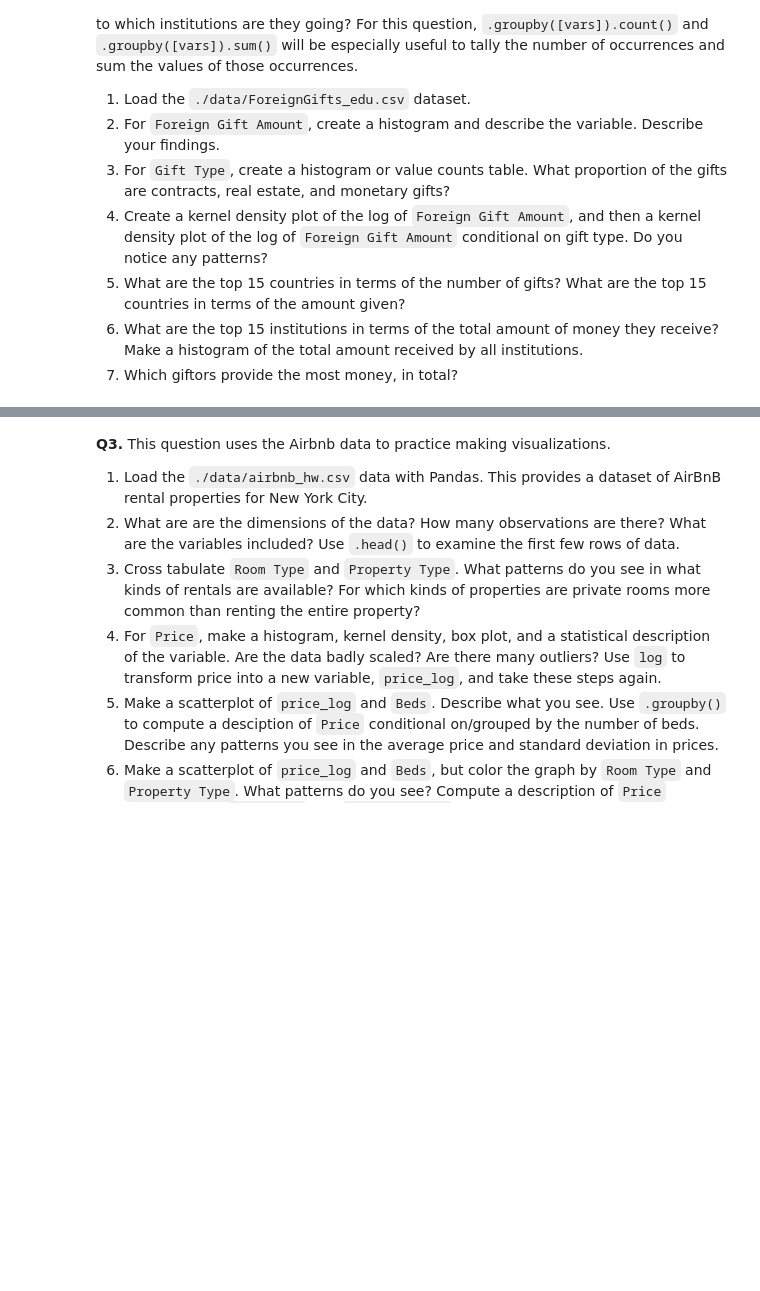
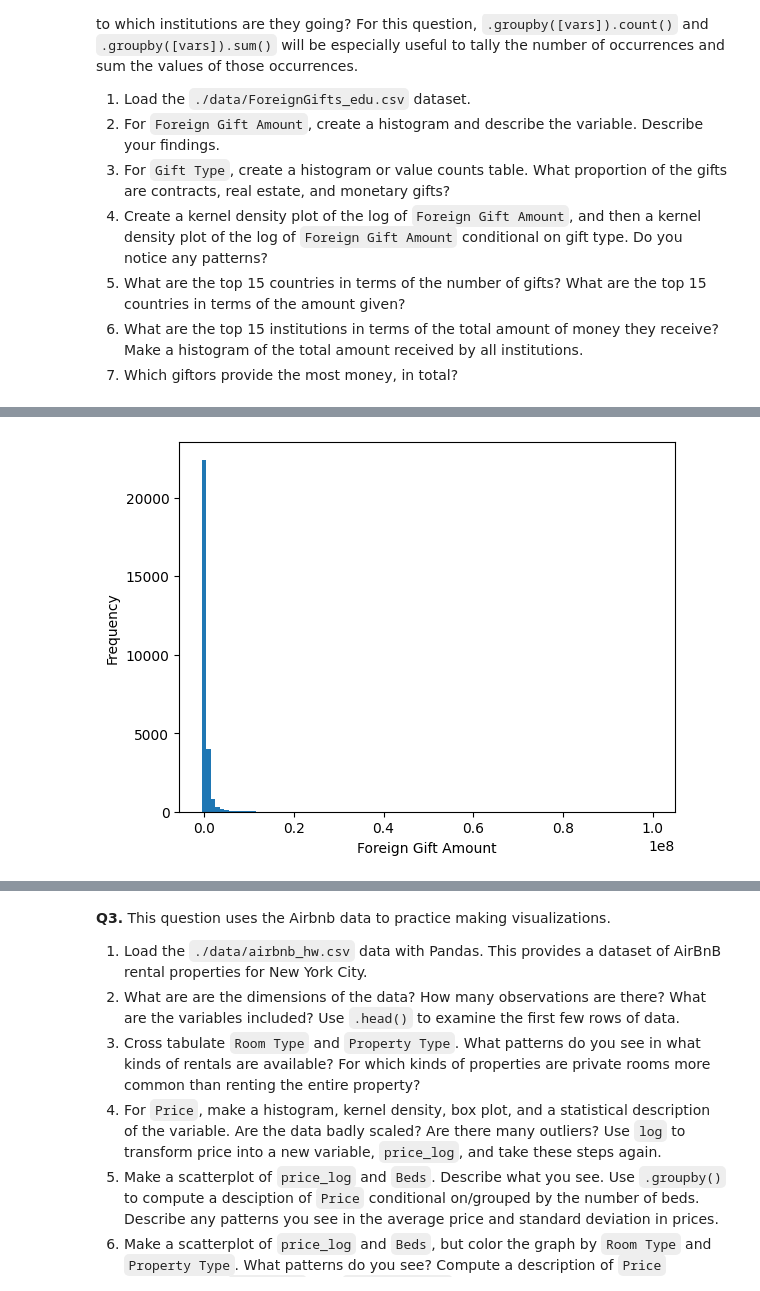
Before and after one commit to nickgoering/EDA, a Jupyter notebook: assignment/assignment.ipynb, the cells around one changed output, grey strips where cells are left out. Drawn from its saved outputs; the diff is of its cells as text; code cells hidden in the pictures; blank space fills up the shorter version.

```diff
--- a/assignment/assignment.ipynb
+++ b/assignment/assignment.ipynb
@@ -58,0 +112,84 @@ df
+# %%
+# Q2.1
+import pandas as pd
+import numpy as np
+import matplotlib.pyplot as plt
+import seaborn as sns
+url = 'https://raw.githubusercontent.com/nickgoering/EDA/refs/heads/main/data/ForeignGifts_edu.csv'
+df = pd.read_csv(url)
+print(df)
+print(max(df['Foreign Gift Amount']))
+
+
+#Q2.2
+# Histrogram of foreign gift amount
+plt.hist(df['Foreign Gift Amount'], bins=100)
+plt.xlabel('Foreign Gift Amount')
+plt.ylabel('Frequency')
+plt.show()
+# The variable: Foreign Gift Amount is in regards to the financial amount per gift given. The majority are low, where some specific entitites give a large sum (Hence the left skew).
+# possible data entry errors or outliers since some entries have a value of "99999999"
+
+#Q2.3
+# Histogram of Gift Type; what proportion of the gifts are contracts, real estate, and monetary?
+plt.hist(df['Gift Type'], bins=100)
+plt.xlabel('Gift Type')
+plt.ylabel('Frequency')
+plt.show()
+# Total entries:
+print(df['Gift Type'].value_counts())
+# Contract         17274
+# Monetary Gift    10936
+# Real Estate         11
+print(df['Gift Type'].value_counts(normalize=True))
+#Proportion
+#Gift Type
+# Contract         0.612097
+# Monetary Gift    0.387513
+# Real Estate      0.000390
+
+#Q2.4kernel density plot of the log of FGA then again but conditional on gift type, patterns?
+# Kernel density plot with log x axis (Foreign Gift Amounts)
+sns.kdeplot(np.log(df['Foreign Gift Amount']), shade=True)
+plt.xlabel('Log of Foreign Gift Amount')
+plt.ylabel('Density')
+plt.show()
+
+# Kernel density plot with log x axis (Foreign Gift Amounts) conditional on gift type
+sns.kdeplot(np.log(df['Foreign Gift Amount'][df['Gift Type'] == 'Contract']), shade=True, label='Contract')
+sns.kdeplot(np.log(df['Foreign Gift Amount'][df['Gift Type'] == 'Monetary Gift']), shade=True, label='Monetary Gift')
+sns.kdeplot(np.log(df['Foreign Gift Amount'][df['Gift Type'] == 'Real Estate']), shade=True, label='Real Estate')
+plt.xlabel('Log of Foreign Gift Amount')
+plt.ylabel('Density')
+plt.legend()
+plt.show()
+# Patterns?
+# The majority of real estate donations are large in amount
+# The type of gift that ranges the most in donation size is monetary gift. This is reasonable since most real estate is mor expensive (as with contracts) and a monetary gift can be any amount.
+
+#Q2.5
+# top 15 countries in terms of the number of gifts? top 15 in amount given?
+
+#top 15 countries  in number of gifts given
+print(df.groupby('Country of Giftor')['Gift Type'].count().nlargest(15))
+
+#top 15 countries in amount given
+print(df.groupby('Country of Giftor')['Foreign Gift Amount'].sum().nlargest(15))
+
+
+#Q2.6
+#top 15 instiutions on amount of money they receive
+print(df.groupby('Institution Name')['Foreign Gift Amount'].sum().nlargest(15))
+#histogram of total amount received by all institutions
+plt.hist(df.groupby('Institution Name')['Foreign Gift Amount'].sum(), bins=100)
+plt.xlabel('Total Amount Received by Institutions')
+plt.ylabel('Frequency')
+plt.show()
+
+
+
+
+
+# Q2.7Which giftors provide the most money, in total?
+print(df.groupby('Giftor Name')['Foreign Gift Amount'].sum().nlargest(15))
+# %% [output]
@@ -58,0 +213 @@ df
+[figure, added]
```
Also changed, not shown: parts of 5 cells of this notebook.
